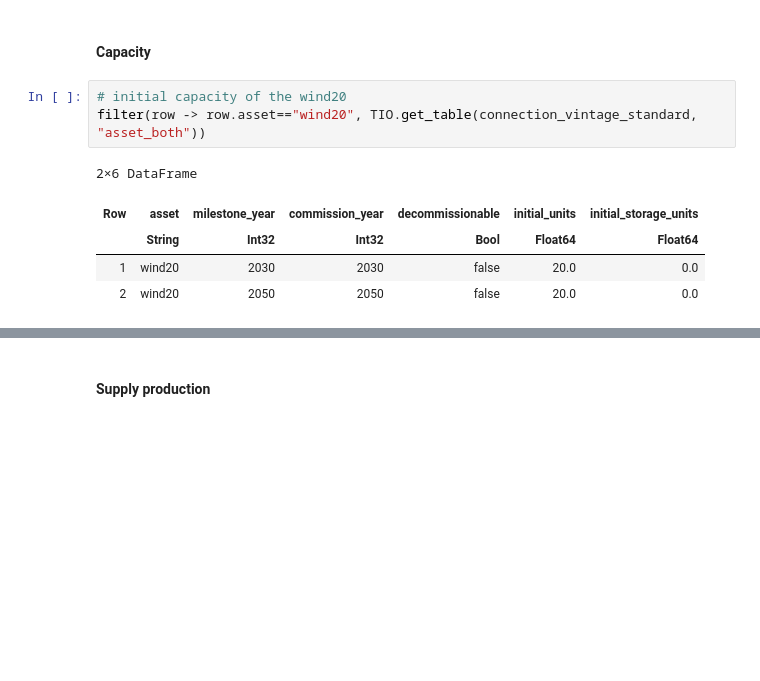
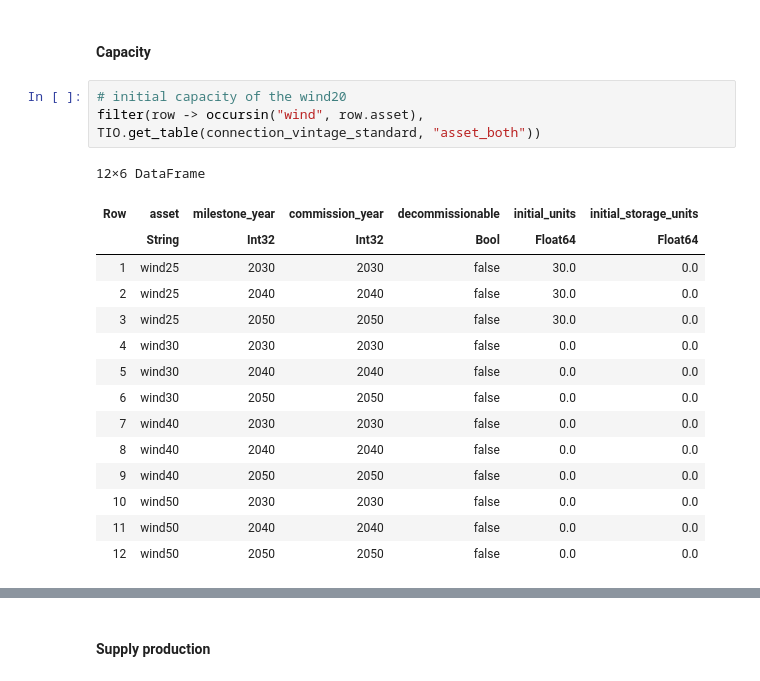
Before and after one commit to nnhjy/VintageDemo, a Jupyter notebook: VintageDemoTulipa.ipynb, the cells around one changed output, grey strips where cells are left out. Cells and saved outputs as stored; diff of their text form; blank space fills up the shorter version.

Commit message:
vintage case

```diff
--- a/VintageDemoTulipa.ipynb
+++ b/VintageDemoTulipa.ipynb
@@ -189,11 +178,21 @@ filter(row -> occursin("wind", row.asset), TIO.get_table(connection_vintage_stan
 #### Capacity
 # %%
 # initial capacity of the wind20
-filter(row -> row.asset=="wind20", TIO.get_table(connection_vintage_standard, "asset_both"))
+filter(row -> occursin("wind", row.asset), TIO.get_table(connection_vintage_standard, "asset_both"))
 # %% [output]
-2×6 DataFrame
+12×6 DataFrame
 | Row | asset | milestone_year | commission_year | decommissionable | initial_units | initial_storage_units |
 |  | String | Int32 | Int32 | Bool | Float64 | Float64 |
-| 1 | wind20 | 2030 | 2030 | false | 20.0 | 0.0 |
-| 2 | wind20 | 2050 | 2050 | false | 20.0 | 0.0 |
+| 1 | wind25 | 2030 | 2030 | false | 30.0 | 0.0 |
+| 2 | wind25 | 2040 | 2040 | false | 30.0 | 0.0 |
+| 3 | wind25 | 2050 | 2050 | false | 30.0 | 0.0 |
+| 4 | wind30 | 2030 | 2030 | false | 0.0 | 0.0 |
+| 5 | wind30 | 2040 | 2040 | false | 0.0 | 0.0 |
+| 6 | wind30 | 2050 | 2050 | false | 0.0 | 0.0 |
+| 7 | wind40 | 2030 | 2030 | false | 0.0 | 0.0 |
+| 8 | wind40 | 2040 | 2040 | false | 0.0 | 0.0 |
+| 9 | wind40 | 2050 | 2050 | false | 0.0 | 0.0 |
+| 10 | wind50 | 2030 | 2030 | false | 0.0 | 0.0 |
+| 11 | wind50 | 2040 | 2040 | false | 0.0 | 0.0 |
+| 12 | wind50 | 2050 | 2050 | false | 0.0 | 0.0 |
 # %%
```
Also changed, not shown: parts of 5 cells of this notebook, 21 other files.
